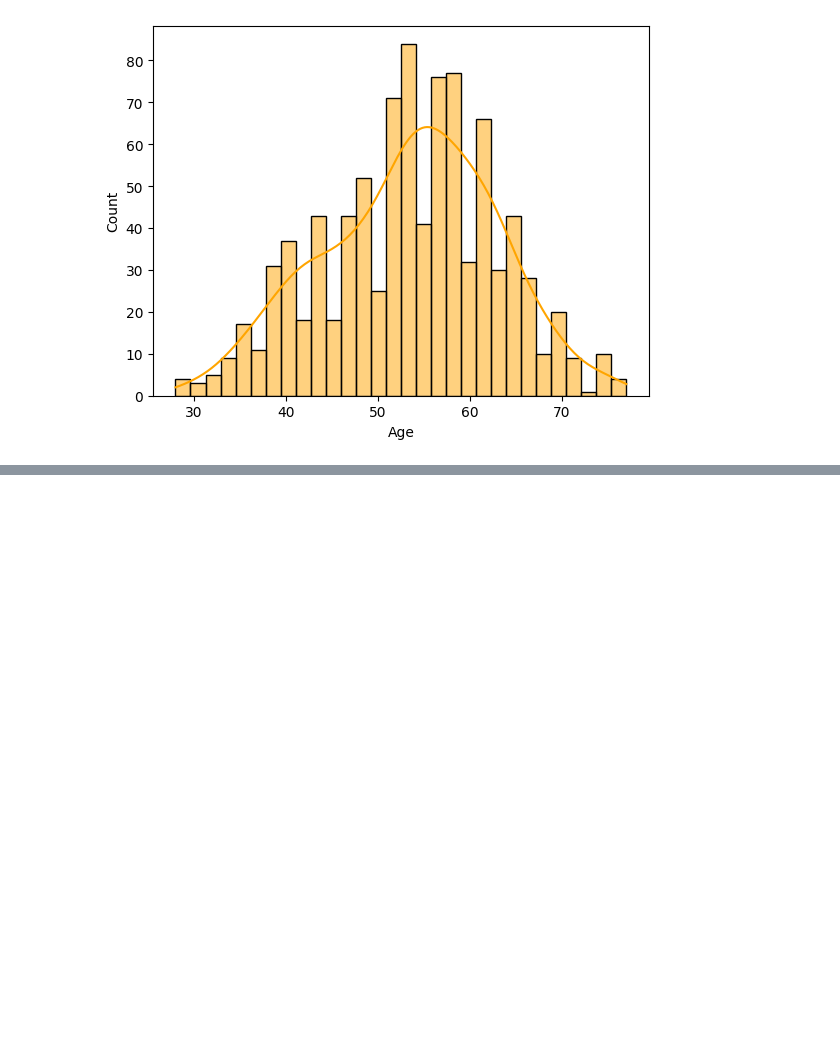
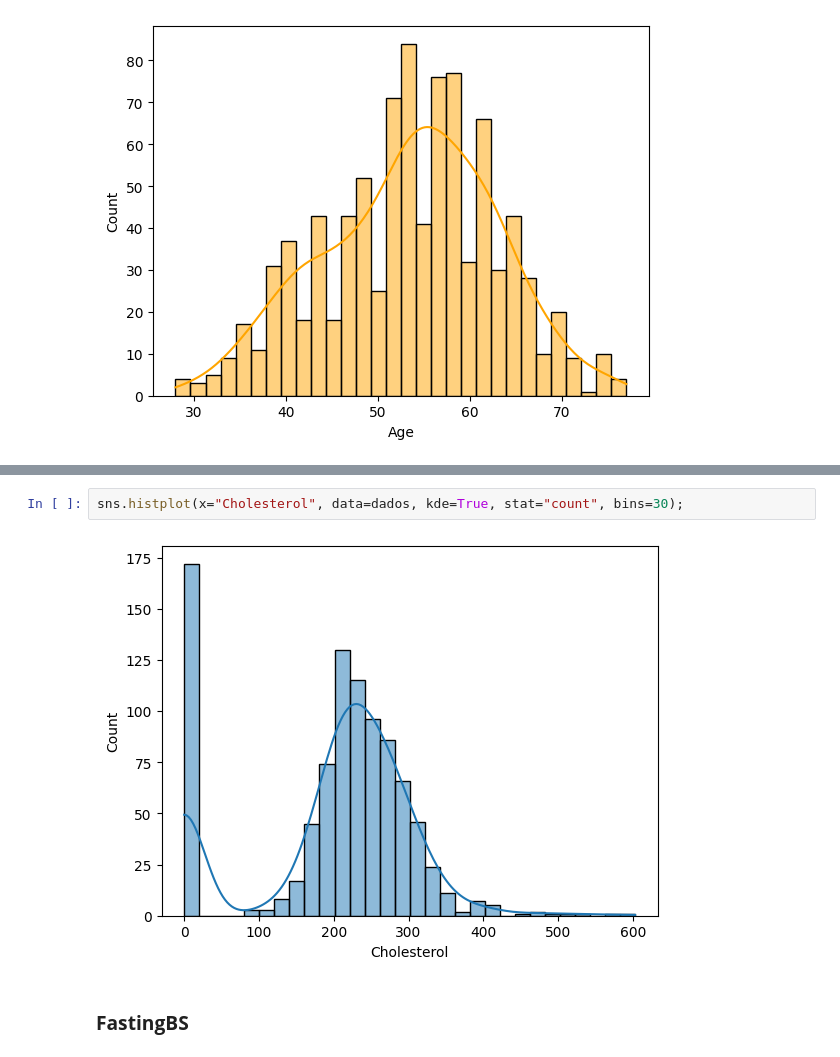
Before and after one commit to RuandersonNunes/machine_learning, a Jupyter notebook: aprendizado_supervisionado_classificacao/previsao_doenca_cardiaca/tratamento_classificacao.ipynb, the cells around one changed output, grey strips where cells are left out. Cells and saved outputs as stored; diff of their text form; blank space fills up the shorter version.

```diff
--- a/aprendizado_supervisionado_classificacao/previsao_doenca_cardiaca/tratamento_classificacao.ipynb
+++ b/aprendizado_supervisionado_classificacao/previsao_doenca_cardiaca/tratamento_classificacao.ipynb
@@ -50,0 +153,6 @@ sns.histplot(dados, x="Age", bins=30, color="orange", kde=True, stat="count")
+# %%
+sns.histplot(x="Cholesterol", data=dados, kde=True, stat="count", bins=30);
+# %% [output]
+[figure, added]
+# %% [markdown]
+### **FastingBS**
```
Also changed, not shown: parts of 32 cells of this notebook.
